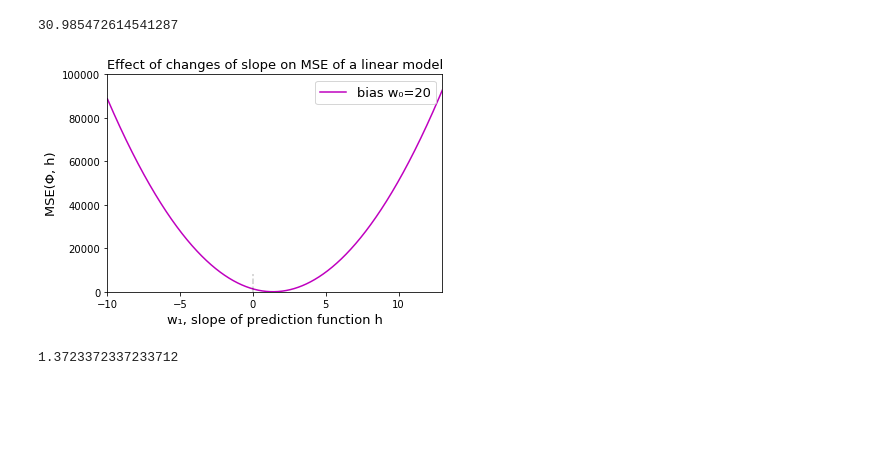
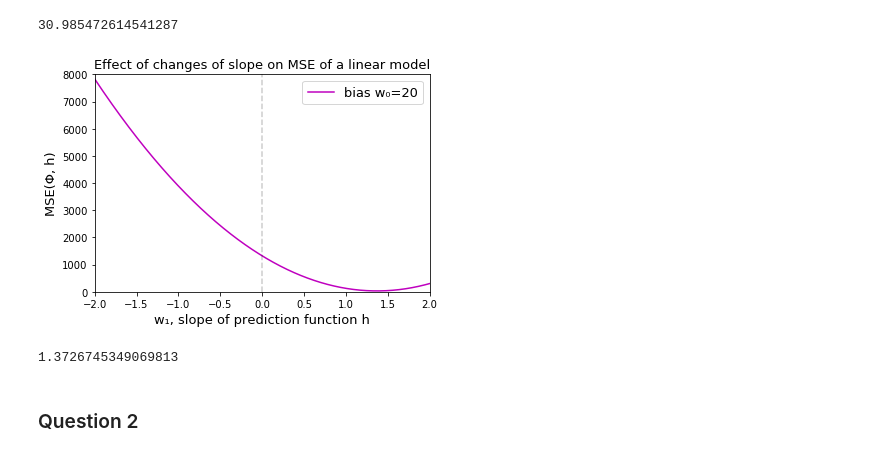
Before and after one commit to larswe/introductory-applied-machine-learning, a Jupyter notebook: Coursework 1/Untitled.ipynb, the cells around one changed output. Saved outputs shown, nothing was run; the diff lists cells and outputs as text; code cells hidden in the pictures; blank space fills up the shorter version.

```diff
--- a/Coursework 1/Untitled.ipynb
+++ b/Coursework 1/Untitled.ipynb
@@ -102,17 +102,19 @@ mse(Phi, weights)
 30.985472614541287
 # %%
 w0 = 20
-w1 = np.linspace(-10, 13, 10000)
-error, = plt.plot(w1, [mse(Phi, [w0, w1[i]]) for i in range(10000)], "m-")
+w1 = np.linspace(-2, 2, 5000)
+error, = plt.plot(w1, [mse(Phi, [w0, w1[i]]) for i in range(5000)], "m-")
 error.set_label("bias w\N{SUBSCRIPT ZERO}=20")
 plt.plot([0, 0], [0, 8000], "k--", alpha=0.2)
-plt.axis([-10, 13, 0, 100000])
+plt.axis([-2, 2, 0, 8000])
 plt.xlabel("w\N{SUBSCRIPT ONE}, slope of prediction function h", fontsize=13)
 plt.ylabel("MSE(\N{GREEK CAPITAL LETTER PHI}, h)", fontsize=13)
 plt.title("Effect of changes of slope on MSE of a linear model", fontsize=13)
 plt.legend(fontsize=13)
 plt.show()
-print(w1[np.argmin([mse(Phi, [w0, w1[i]]) for i in range(10000)])])
+print(w1[np.argmin([mse(Phi, [w0, w1[i]]) for i in range(5000)])])
 # %% [output]
-[figure, old version]
+[figure, new version]
-1.3723372337233712
+1.3726745349069813
+# %% [markdown]
+### Question 2
```
Also changed, not shown: parts of 13 cells of this notebook, 3 other files.
